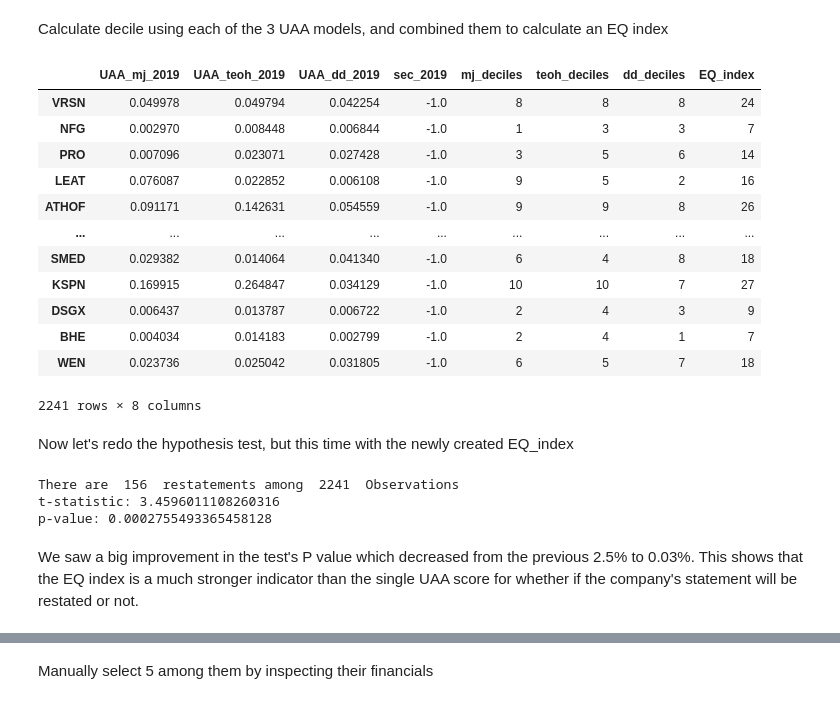
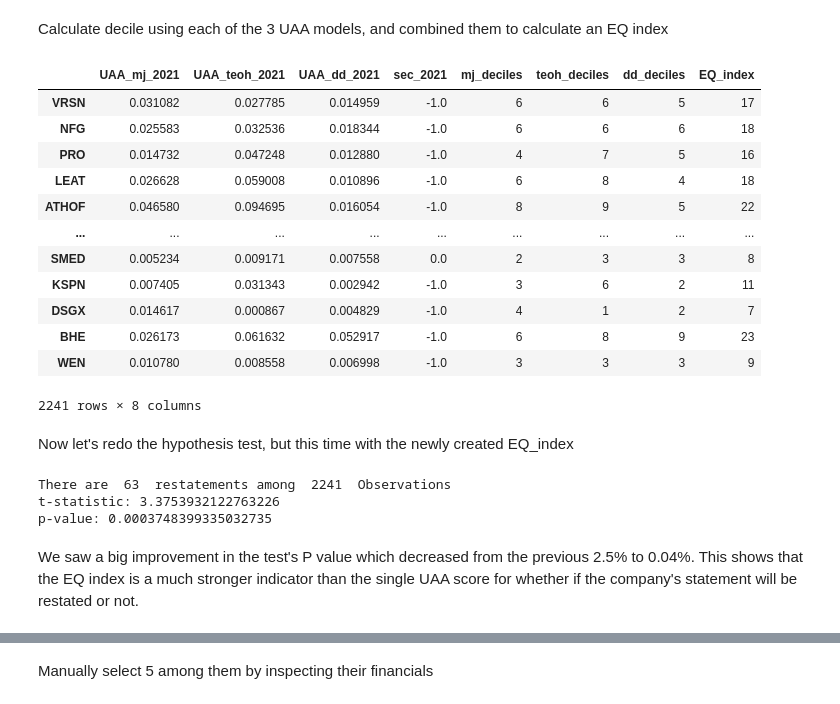
Before and after one commit to MapleKnightOfRiverwood/earning-management-detector, a Jupyter notebook: earning-management-detector.ipynb, the cells around one changed output, grey strips where cells are left out. Saved outputs shown, nothing was run; the diff lists cells and outputs as text; code cells hidden in the pictures.

```diff
--- a/earning-management-detector.ipynb
+++ b/earning-management-detector.ipynb
@@ -1008,5 +1009,5 @@ First, let's separate out the 2019 data UAA scores
 # %%
-UAAData2019 = dataset[['UAA_mj_2019', 'UAA_teoh_2019', 'UAA_dd_2019', 'sec_2019']]
+UAAData2021 = dataset[['UAA_mj_2021', 'UAA_teoh_2021', 'UAA_dd_2021', 'sec_2021']]
 # %% [markdown]
 Assign decile index to each company based on the 3 UAA scores
 # %% [markdown]
@@ -1048,44 +1049,44 @@ def assignDecile(value, decileList):
 Calculate decile using each of the 3 UAA models, and combined them to calculate an EQ index
 # %%
 # Calculate the decile index using modified jones UAA scores
-deciles_mj_2019 = percentileList(UAAData2019['UAA_mj_2019'], splitType='deciles')
-UAAData2019['mj_deciles'] = UAAData2019['UAA_mj_2019'].apply(lambda x: assignDecile(x, deciles_mj_2019))
+deciles_mj_2021 = percentileList(UAAData2021['UAA_mj_2021'], splitType='deciles')
+UAAData2021['mj_deciles'] = UAAData2021['UAA_mj_2021'].apply(lambda x: assignDecile(x, deciles_mj_2021))
 
 # Calculate the decile index using teoh UAA scores
-deciles_teoh_2019 = percentileList(UAAData2019['UAA_teoh_2019'], splitType='deciles')
-UAAData2019['teoh_deciles'] = UAAData2019['UAA_teoh_2019'].apply(lambda x: assignDecile(x, deciles_teoh_2019))
+deciles_teoh_2021 = percentileList(UAAData2021['UAA_teoh_2021'], splitType='deciles')
+UAAData2021['teoh_deciles'] = UAAData2021['UAA_teoh_2021'].apply(lambda x: assignDecile(x, deciles_teoh_2021))
 
 # Calculate the decile index using dd UAA scores
-deciles_dd_2019 = percentileList(UAAData2019['UAA_dd_2019'], splitType='deciles')
-UAAData2019['dd_deciles'] = UAAData2019['UAA_dd_2019'].apply(lambda x: assignDecile(x, deciles_dd_2019))
+deciles_dd_2021 = percentileList(UAAData2021['UAA_dd_2021'], splitType='deciles')
+UAAData2021['dd_deciles'] = UAAData2021['UAA_dd_2021'].apply(lambda x: assignDecile(x, deciles_dd_2021))
 
 # Calculate a combined EQ index (The lower the better)
-UAAData2019['EQ_index'] = UAAData2019['mj_deciles'] + UAAData2019['teoh_deciles'] + UAAData2019['dd_deciles']
-UAAData2019
+UAAData2021['EQ_index'] = UAAData2021['mj_deciles'] + UAAData2021['teoh_deciles'] + UAAData2021['dd_deciles']
+UAAData2021
 # %% [output]
-|  | UAA_mj_2019 | UAA_teoh_2019 | UAA_dd_2019 | sec_2019 | mj_deciles | teoh_deciles | dd_deciles | EQ_index |
-| VRSN | 0.049978 | 0.049794 | 0.042254 | -1.0 | 8 | 8 | 8 | 24 |
-| NFG | 0.002970 | 0.008448 | 0.006844 | -1.0 | 1 | 3 | 3 | 7 |
-| PRO | 0.007096 | 0.023071 | 0.027428 | -1.0 | 3 | 5 | 6 | 14 |
-| LEAT | 0.076087 | 0.022852 | 0.006108 | -1.0 | 9 | 5 | 2 | 16 |
-| ATHOF | 0.091171 | 0.142631 | 0.054559 | -1.0 | 9 | 9 | 8 | 26 |
+|  | UAA_mj_2021 | UAA_teoh_2021 | UAA_dd_2021 | sec_2021 | mj_deciles | teoh_deciles | dd_deciles | EQ_index |
+| VRSN | 0.031082 | 0.027785 | 0.014959 | -1.0 | 6 | 6 | 5 | 17 |
+| NFG | 0.025583 | 0.032536 | 0.018344 | -1.0 | 6 | 6 | 6 | 18 |
+| PRO | 0.014732 | 0.047248 | 0.012880 | -1.0 | 4 | 7 | 5 | 16 |
+| LEAT | 0.026628 | 0.059008 | 0.010896 | -1.0 | 6 | 8 | 4 | 18 |
+| ATHOF | 0.046580 | 0.094695 | 0.016054 | -1.0 | 8 | 9 | 5 | 22 |
 | ... | ... | ... | ... | ... | ... | ... | ... | ... |
-| SMED | 0.029382 | 0.014064 | 0.041340 | -1.0 | 6 | 4 | 8 | 18 |
-| KSPN | 0.169915 | 0.264847 | 0.034129 | -1.0 | 10 | 10 | 7 | 27 |
-| DSGX | 0.006437 | 0.013787 | 0.006722 | -1.0 | 2 | 4 | 3 | 9 |
-| BHE | 0.004034 | 0.014183 | 0.002799 | -1.0 | 2 | 4 | 1 | 7 |
-| WEN | 0.023736 | 0.025042 | 0.031805 | -1.0 | 6 | 5 | 7 | 18 |
+| SMED | 0.005234 | 0.009171 | 0.007558 | 0.0 | 2 | 3 | 3 | 8 |
+| KSPN | 0.007405 | 0.031343 | 0.002942 | -1.0 | 3 | 6 | 2 | 11 |
+| DSGX | 0.014617 | 0.000867 | 0.004829 | -1.0 | 4 | 1 | 2 | 7 |
+| BHE | 0.026173 | 0.061632 | 0.052917 | -1.0 | 6 | 8 | 9 | 23 |
+| WEN | 0.010780 | 0.008558 | 0.006998 | -1.0 | 3 | 3 | 3 | 9 |
 2241 rows × 8 columns
 # %% [markdown]
 Now let's redo the hypothesis test, but this time with the newly created EQ_index
 # %%
 # Create an all restatement dataframe
-allRestatementDf = UAAData2019[['sec_2019', 'EQ_index']]
-allRestatementDf['restatement'] = allRestatementDf['sec_2019'].apply(binaryAllRestatement)
+allRestatementDf = UAAData2021[['sec_2021', 'EQ_index']]
+allRestatementDf['restatement'] = allRestatementDf['sec_2021'].apply(binaryAllRestatement)
 
 # Create an SEC investigated only restatement dataframe
-SECRestatementDf = UAAData2019[['sec_2019', 'EQ_index']]
-SECRestatementDf['restatement'] = SECRestatementDf['sec_2019'].apply(binarySECRestatement)
+SECRestatementDf = UAAData2021[['sec_2021', 'EQ_index']]
+SECRestatementDf['restatement'] = SECRestatementDf['sec_2021'].apply(binarySECRestatement)
 
 # Hypothesis test using restatement
 resScores_all = allRestatementDf.loc[allRestatementDf['restatement'] == 1, ['EQ_index']]['EQ_index']
@@ -1098,11 +1099,11 @@ t_stat, p_val = stats.ttest_ind(resScores_all, nonResScores_all, alternative='gr
 print("t-statistic:", t_stat)
 print("p-value:", p_val)
 # %% [output]
-There are  156  restatements among  2241  Observations
-t-statistic: 3.4596011108260316
-p-value: 0.0002755493365458128
+There are  63  restatements among  2241  Observations
+t-statistic: 3.3753932122763226
+p-value: 0.0003748399335032735
 # %% [markdown]
-We saw a big improvement in the test's P value which decreased from the previous 2.5% to 0.03%. This shows that the EQ index is a much stronger indicator than the single UAA score for whether if the company's statement will be restated or not.
+We saw a big improvement in the test's P value which decreased from the previous 2.5% to 0.04%. This shows that the EQ index is a much stronger indicator than the single UAA score for whether if the company's statement will be restated or not.
 # %%
 # Hypothesis test using sec investigated restatement
 resScores_SEC = SECRestatementDf.loc[SECRestatementDf['restatement'] == 1, ['EQ_index']]['EQ_index']
```
Also changed, not shown: parts of 25 cells of this notebook, 1 other file.
